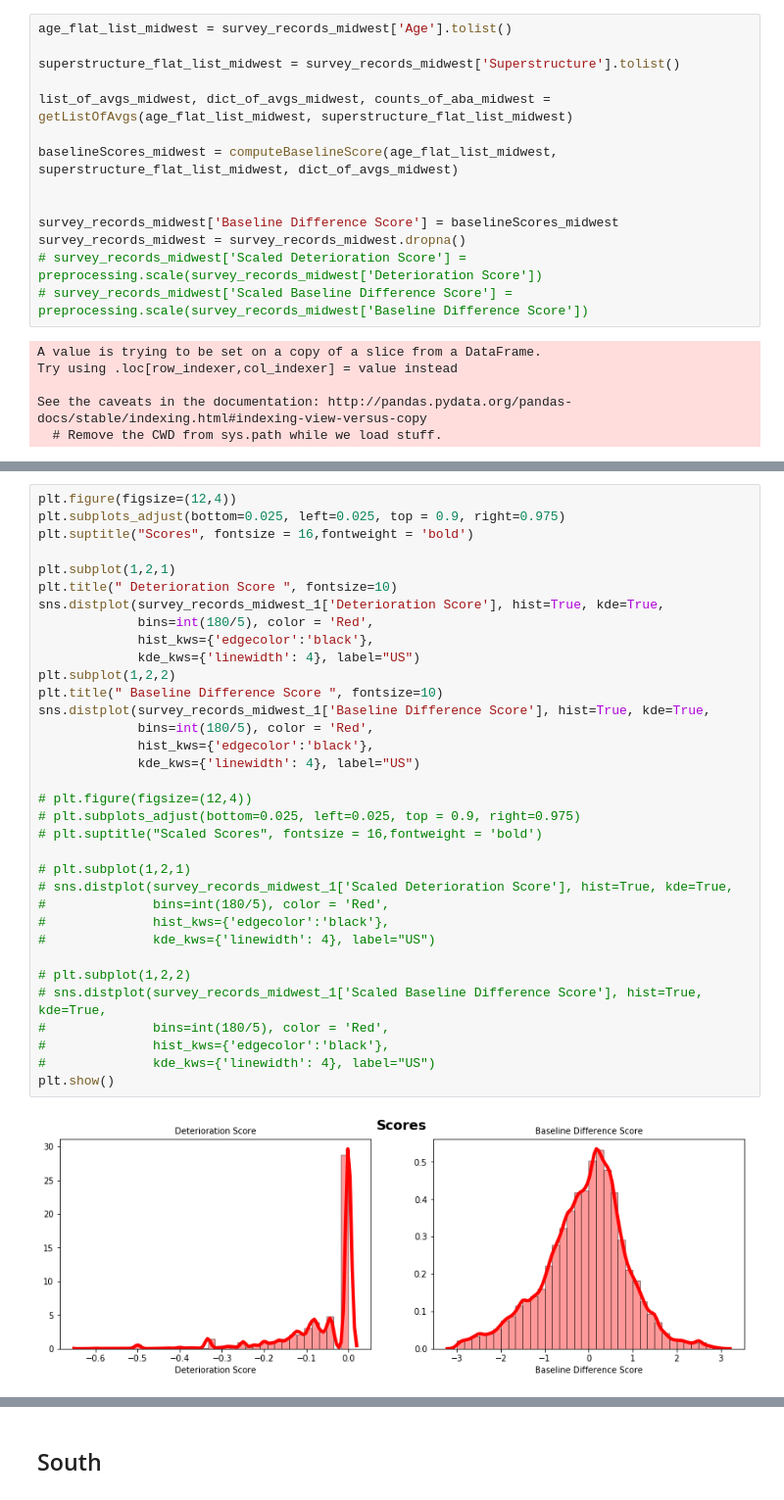
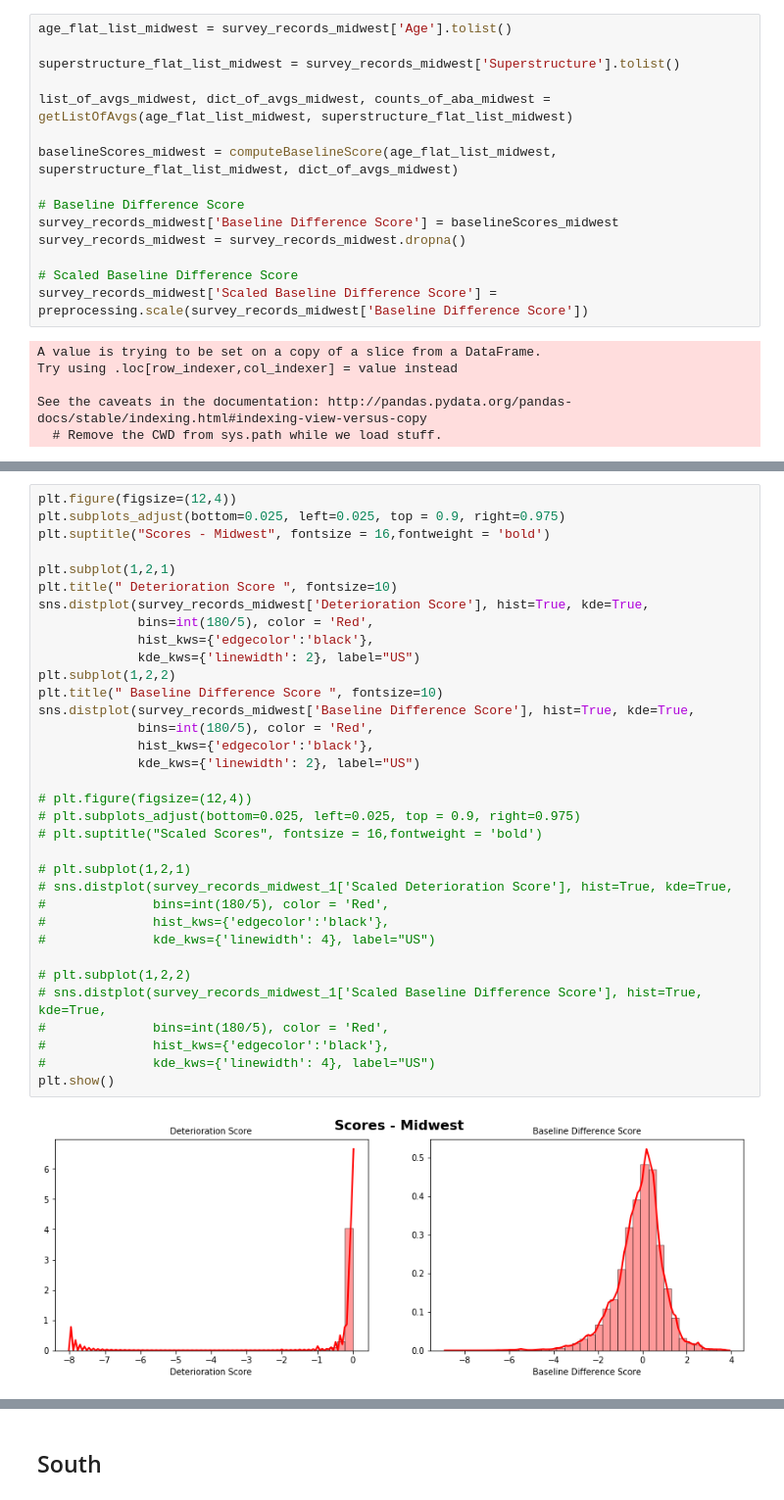
Before and after one commit to kaleoyster/thesis, a Jupyter notebook: methods/Baseline Score and Deterioration Score.ipynb, the cells around one changed output, grey strips where cells are left out. Shown at 98% size. Saved outputs shown, nothing was run; the diff lists cells and outputs as text.

```diff
--- a/methods/Baseline Score and Deterioration Score.ipynb
+++ b/methods/Baseline Score and Deterioration Score.ipynb
@@ -818,11 +802,12 @@ list_of_avgs_midwest, dict_of_avgs_midwest, counts_of_aba_midwest = getListOfAvg
 
 baselineScores_midwest = computeBaselineScore(age_flat_list_midwest, superstructure_flat_list_midwest, dict_of_avgs_midwest)
 
-
+# Baseline Difference Score
 survey_records_midwest['Baseline Difference Score'] = baselineScores_midwest
 survey_records_midwest = survey_records_midwest.dropna()
-# survey_records_midwest['Scaled Deterioration Score'] = preprocessing.scale(survey_records_midwest['Deterioration Score'])
-# survey_records_midwest['Scaled Baseline Difference Score'] =  preprocessing.scale(survey_records_midwest['Baseline Difference Score'])
+
+# Scaled Baseline Difference Score
+survey_records_midwest['Scaled Baseline Difference Score'] =  preprocessing.scale(survey_records_midwest['Baseline Difference Score'])
 # %% [output]
 A value is trying to be set on a copy of a slice from a DataFrame.
 Try using .loc[row_indexer,col_indexer] = value instead
@@ -840,36 +825,36 @@ survey_records_midwest_1 = survey_records_midwest_1[survey_records_midwest_1['De
 # %%
 plt.figure(figsize=(12,4))
 plt.subplots_adjust(bottom=0.025, left=0.025, top = 0.9, right=0.975)
-plt.suptitle("Scores", fontsize = 16,fontweight = 'bold')
+plt.suptitle("Scores - Midwest", fontsize = 16,fontweight = 'bold')
 
 plt.subplot(1,2,1)
 plt.title(" Deterioration Score ", fontsize=10)
-sns.distplot(survey_records_midwest_1['Deterioration Score'], hist=True, kde=True,
+sns.distplot(survey_records_midwest['Deterioration Score'], hist=True, kde=True,
              bins=int(180/5), color = 'Red',
              hist_kws={'edgecolor':'black'},
-             kde_kws={'linewidth': 4}, label="US")
+             kde_kws={'linewidth': 2}, label="US")
 plt.subplot(1,2,2)
 plt.title(" Baseline Difference Score ", fontsize=10)
-sns.distplot(survey_records_midwest_1['Baseline Difference Score'], hist=True, kde=True,
+sns.distplot(survey_records_midwest['Baseline Difference Score'], hist=True, kde=True,
              bins=int(180/5), color = 'Red',
              hist_kws={'edgecolor':'black'},
-             kde_kws={'linewidth': 4}, label="US")
+             kde_kws={'linewidth': 2}, label="US")
 
 # plt.figure(figsize=(12,4))
 # plt.subplots_adjust(bottom=0.025, left=0.025, top = 0.9, right=0.975)
 # plt.suptitle("Scaled Scores", fontsize = 16,fontweight = 'bold')
 
 # plt.subplot(1,2,1)
 # sns.distplot(survey_records_midwest_1['Scaled Deterioration Score'], hist=True, kde=True,
 #              bins=int(180/5), color = 'Red',
 #              hist_kws={'edgecolor':'black'},
 #              kde_kws={'linewidth': 4}, label="US")
 
 # plt.subplot(1,2,2)
 # sns.distplot(survey_records_midwest_1['Scaled Baseline Difference Score'], hist=True, kde=True,
 #              bins=int(180/5), color = 'Red',
 #              hist_kws={'edgecolor':'black'},
 #              kde_kws={'linewidth': 4}, label="US")
 plt.show()
 # %% [output]
-[figure, old version]
+[figure, new version]
```
Also changed, not shown: parts of 52 cells of this notebook.
